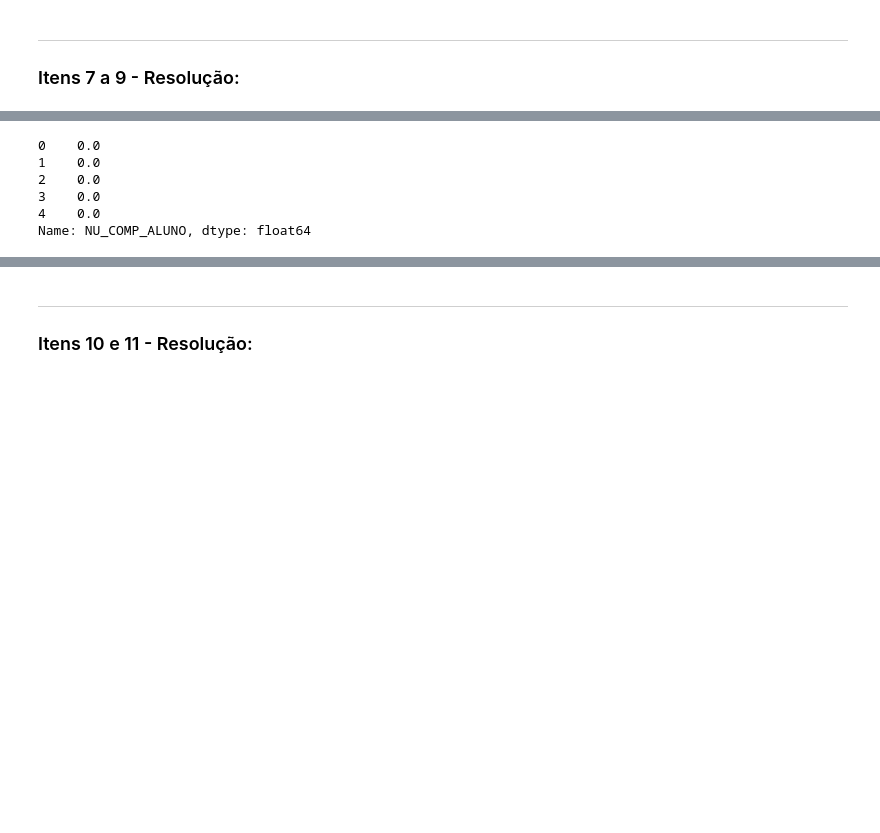
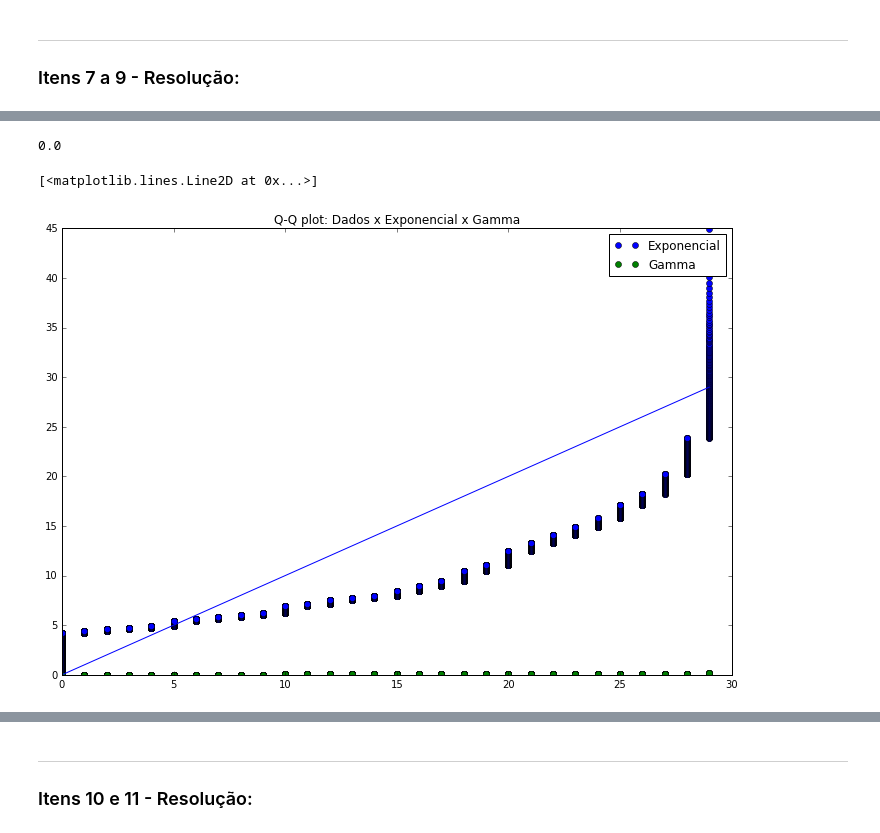
Before and after one commit to carletti/CD, a Jupyter notebook: Mini-Projeto1/MiniProjeto1.ipynb, the cells around one changed output, grey strips where cells are left out. Drawn from its saved outputs; the diff is of its cells as text; code cells hidden in the pictures; blank space fills up the shorter version.

```diff
--- a/Mini-Projeto1/MiniProjeto1.ipynb
+++ b/Mini-Projeto1/MiniProjeto1.ipynb
@@ -123,10 +129,0 @@ plt.legend()
-# %%
-computadorest = computadores[computadores < 30]
-computadorest.head()
-# %% [output]
-0    0.0
-1    0.0
-2    0.0
-3    0.0
-4    0.0
-Name: NU_COMP_ALUNO, dtype: float64
@@ -132,0 +140,24 @@ Name: NU_COMP_ALUNO, dtype: float64
+# %%
+computadorest.quantile(0.6)
+# %% [output]
+0.0
+# %%
+# Convertemos fra em uma Series do Pandas
+fra = pd.Series(data=fra)
+
+# Gera os valores dos quantis teóricos para as distribuições analisadas
+q_exp = stats.expon.ppf(fra, scale=mu_exp) # quantis teóricos da exponencial
+q_gamma = stats.gamma.ppf(fra, scale=fga, loc=0, a=fgc)
+# %%
+fig = plt.figure(figsize=(12,8))
+
+plt.title("Q-Q plot: Dados x Exponencial x Gamma")
+
+exp_plot, = plt.plot(computadorest, q_exp, 'o', color="blue", label="Exponencial")
+gamma_plot, = plt.plot(computadorest, q_gamma, 'o', color="green", label = "Gamma")
+
+plt.legend(handles=[exp_plot, gamma_plot])
+plt.plot((min(computadorest), max(computadorest)), (min(computadorest), max(computadorest)), '-')
+# %% [output]
+[<matplotlib.lines.Line2D at 0x...>]
+[figure, added]
```
Also changed, not shown: parts of 10 cells of this notebook.
